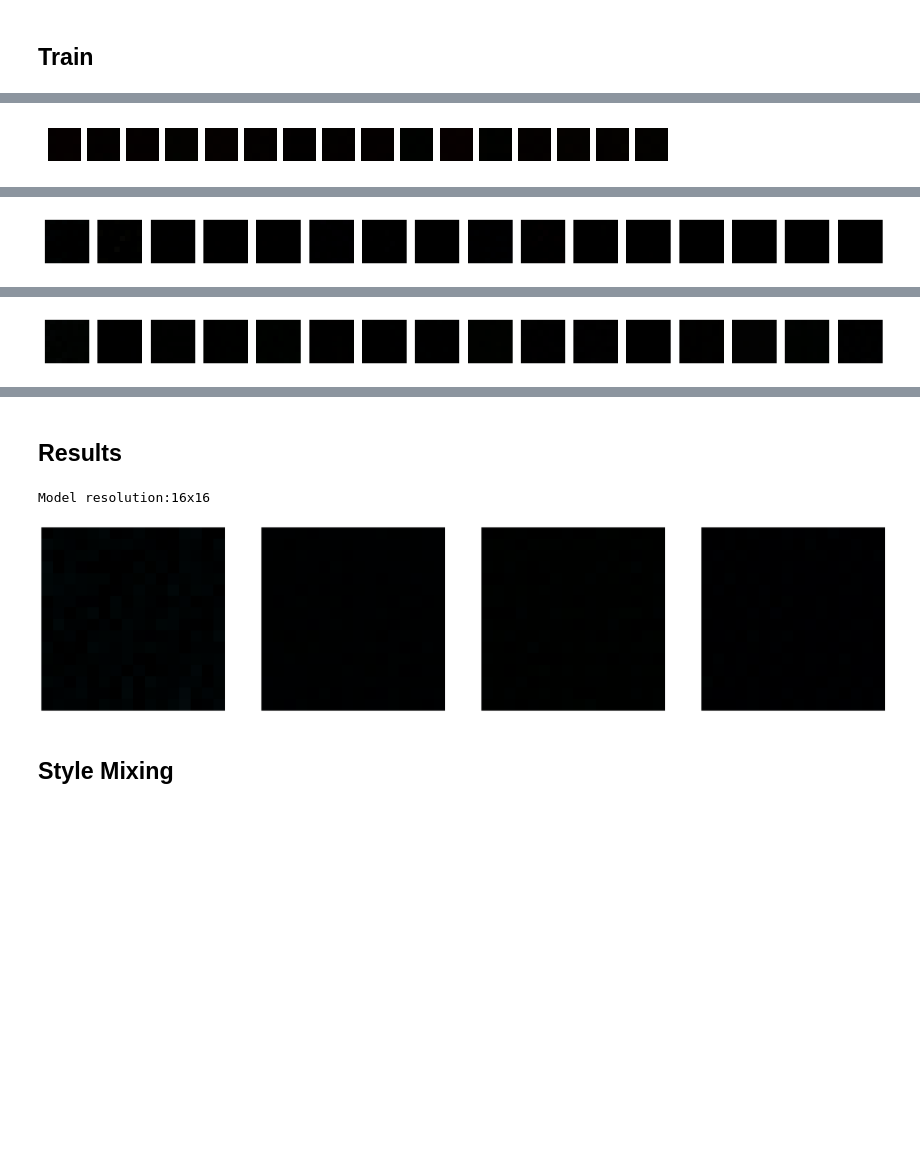
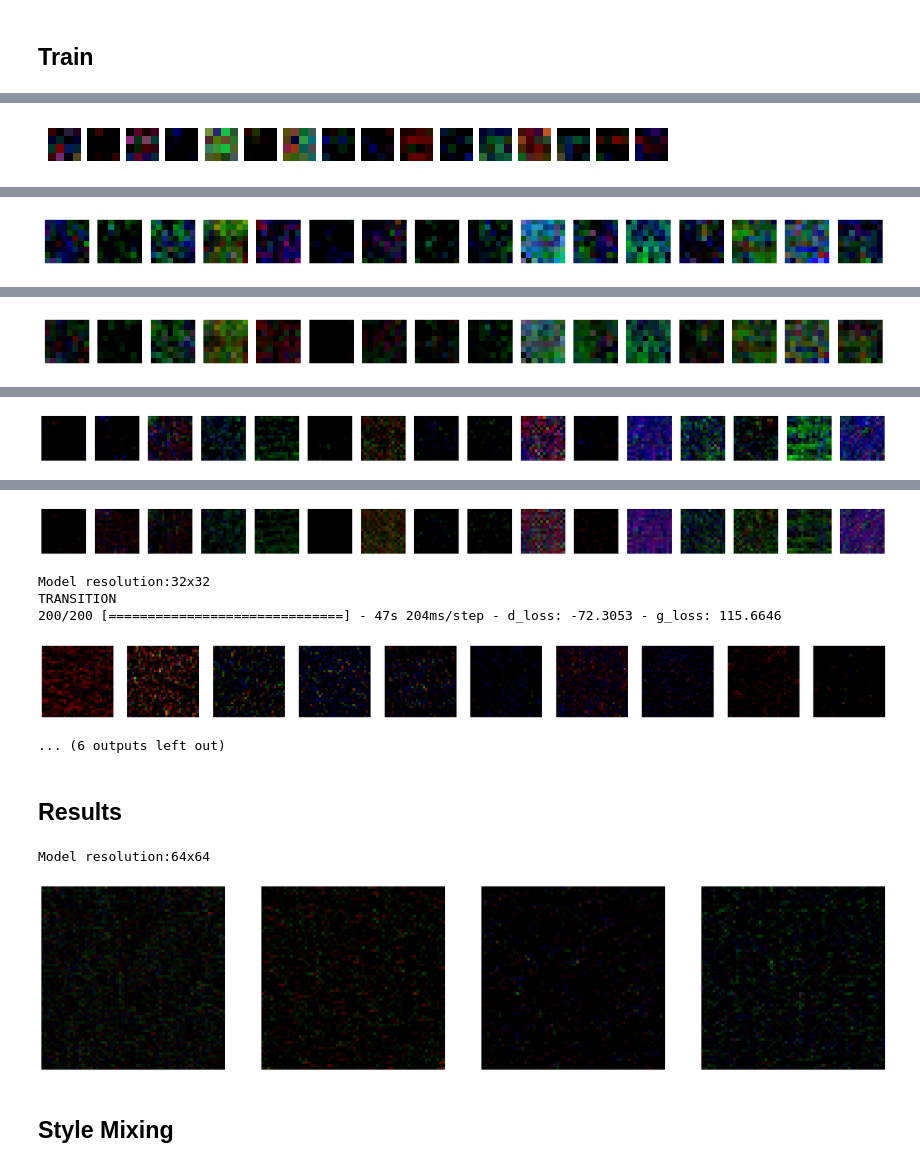
Before and after one commit to vivyhasadream/vintage_clothes_generator, a Jupyter notebook: 6.3 StyleGAN keras.ipynb, the cells around one changed output, grey strips where cells are left out. Cells and saved outputs as stored; diff of their text form; code cells hidden in the pictures; blank space fills up the shorter version.

```diff
--- a/6.3 StyleGAN keras.ipynb
+++ b/6.3 StyleGAN keras.ipynb
@@ -20,12 +20,12 @@ from zipfile import ZipFile
 # %% [markdown]
 ## load data
 # %%
-image_size = 64
+image_size = 512
 # %%
-dataset = keras.preprocessing.image_dataset_from_directory(
+ds_train = keras.preprocessing.image_dataset_from_directory(
     "images_proc/full_selection_sel", label_mode=None, image_size=(image_size, image_size), batch_size=32, crop_to_aspect_ratio=True
 )
-ds_train = dataset.map(lambda x: x / 255.0)
+ds_train = ds_train.map(lambda x: x / 255.0)
 # %% [output]
 Found 2544 files belonging to 1 classes.
 # %%
@@ -610,7 +610,7 @@ discriminator blocks.
 """
 
 START_RES = 4
-TARGET_RES = 16
+TARGET_RES = 128
 
 style_gan = StyleGAN(start_res=START_RES, target_res=TARGET_RES)
 
@@ -682,7 +682,7 @@ value of 1 is used to sanity-check the code is working alright. In practice, a l
 is required to get decent results.
 """
 
-train(start_res=4, target_res=16, steps_per_epoch=10000, display_images=True)
+train(start_res=4, target_res=64, steps_per_epoch=200, display_images=True)
 # %% [output]
 Model resolution:4x4
 STABLE
@@ -690,3 +690,3 @@ STABLE
-[figure, old version]
+[figure, new version]
 Model resolution:8x8
 TRANSITION
@@ -694,2 +694,2 @@ TRANSITION
-[figure, old version]
+[figure, new version]
 STABLE
@@ -697,3 +697,3 @@ STABLE
-[figure, old version]
+[figure, new version]
 Model resolution:16x16
 TRANSITION
@@ -699,0 +701 @@ TRANSITION
+[figure, added]
@@ -701,3 +704,9 @@ KeyboardInterrupt:
+[figure, added]
+Model resolution:32x32
+TRANSITION
+200/200 [==============================] - 47s 204ms/step - d_loss: -72.3053 - g_loss: 115.6646
+[figure, added]
+... (6 outputs left out)
 # %% [markdown]
 ## Results
 # %%
@@ -719,21 +728,21 @@ above 128x128 with the CelebA HQ dataset.
 #     cache_subdir="pretrained",
 # )
 
-style_gan.grow_model(16)
+style_gan.grow_model(64)
 # style_gan.load_weights(os.path.join("pretrained/stylegan_128x128.ckpt"))
 
 seed = 2333
-tf.random.set_seed(2333)
+tf.random.set_seed(2334)
 batch_size = 4 # how may images to generate
 z = tf.random.normal((batch_size, style_gan.z_dim))
 w = style_gan.mapping(z)
 noise = style_gan.generate_noise(batch_size=batch_size)
 images = style_gan({"style_code": w, "noise": noise, "alpha": 1.0})
 
-plot_images(images, 10, f"styleGAN/{seed})_16_2000step.jpg")
+plot_images(images, 10, f"styleGAN/{seed})_64res_200step.jpg")
 # %% [output]
-Model resolution:16x16
+Model resolution:64x64
-[figure, old version]
+[figure, new version]
 # %% [markdown]
 ## Style Mixing
 # %%
```
Also changed, not shown: parts of 2 cells of this notebook, 1 other file.
